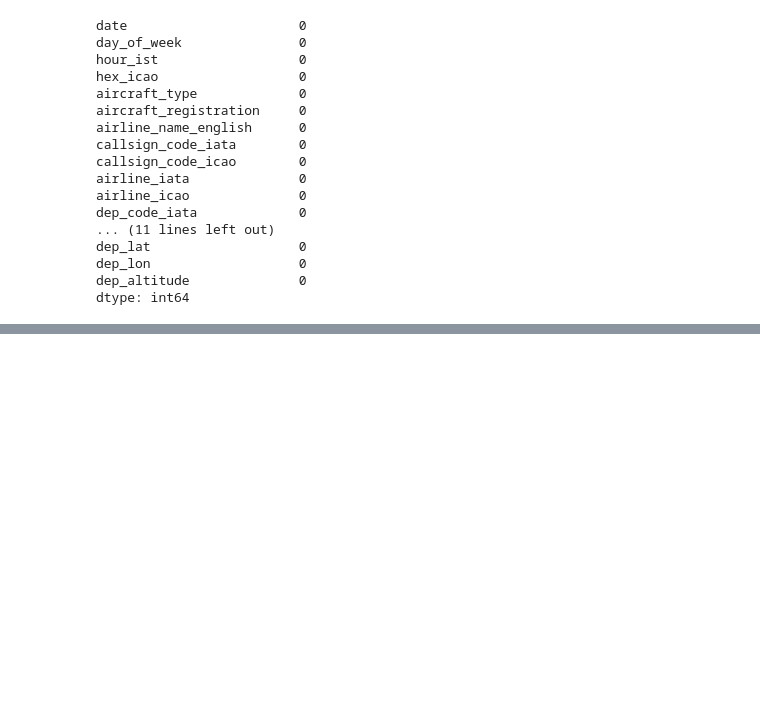
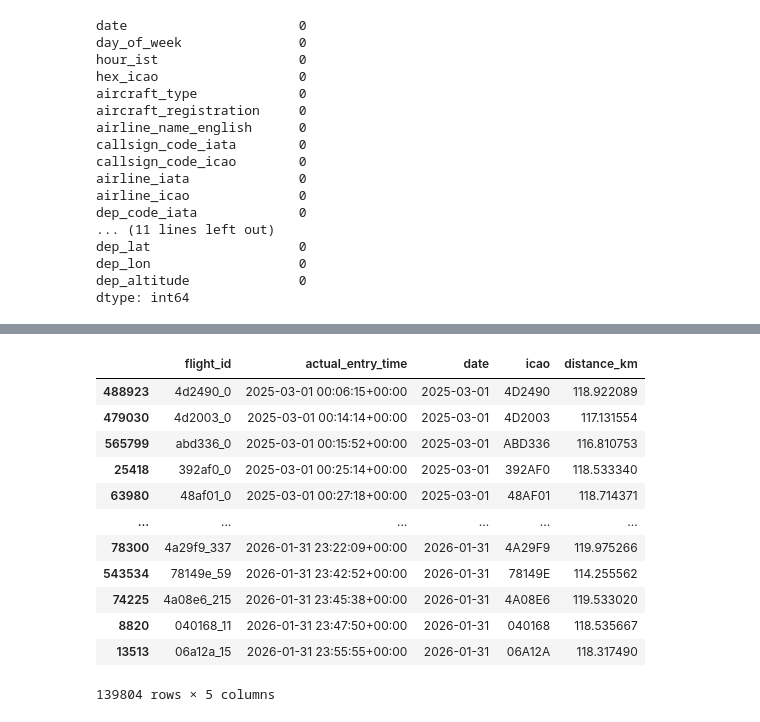
Before and after one commit to yyigitturan/ist-airport-decision-support-system, a Jupyter notebook: src/processing/flight_silver_to_gold.ipynb, the cells around one changed output, grey strips where cells are left out. Cells and saved outputs as stored; diff of their text form; code cells hidden in the pictures; blank space fills up the shorter version.

```diff
--- a/src/processing/flight_silver_to_gold.ipynb
+++ b/src/processing/flight_silver_to_gold.ipynb
@@ -158,0 +289,5 @@ Index(['date', 'day_of_week', 'hour_ist', 'hex_icao', 'aircraft_type',
+# %%
+traj_df = traj_df.sort_values(
+    ["icao","point_timestamp"],
+    kind="mergesort"
+).reset_index(drop=True)
@@ -158,0 +303,13 @@ Index(['date', 'day_of_week', 'hour_ist', 'hex_icao', 'aircraft_type',
+# %%
+first_seen = (
+    traj_df
+    .sort_values(["flight_id", "point_timestamp"], kind="mergesort")
+    .groupby("flight_id", sort=False)
+    .agg(
+        actual_entry_time = ("point_timestamp", "first"),
+        date              = ("date", "first"),
+        icao              = ("icao", "first"),
+        distance_km       = ("distance_km", "first"),
+    )
+    .reset_index()
+)
@@ -158,0 +352,31 @@ Index(['date', 'day_of_week', 'hour_ist', 'hex_icao', 'aircraft_type',
+# %%
+first_seen["icao"] = first_seen["icao"].str.strip().str.upper()
+df["hex_icao"] = df["hex_icao"].str.strip().str.upper()
+# %%
+df        = df.sort_values("arr_sched_time_utc")
+first_seen= first_seen.sort_values("actual_entry_time")
+# %%
+df_merged = pd.merge_asof(
+    df,
+    first_seen[["icao", "actual_entry_time"]],
+    left_on       = "arr_sched_time_utc",
+    right_on      = "actual_entry_time",
+    left_by       = "hex_icao",
+    right_by      = "icao",
+    direction     = "nearest",
+    tolerance     = pd.Timedelta("1D")
+).drop(columns="icao")
+# %% [output]
+|  | flight_id | actual_entry_time | date | icao | distance_km |
+| 488923 | 4d2490_0 | 2025-03-01 00:06:15+00:00 | 2025-03-01 | 4D2490 | 118.922089 |
+| 479030 | 4d2003_0 | 2025-03-01 00:14:14+00:00 | 2025-03-01 | 4D2003 | 117.131554 |
+| 565799 | abd336_0 | 2025-03-01 00:15:52+00:00 | 2025-03-01 | ABD336 | 116.810753 |
+| 25418 | 392af0_0 | 2025-03-01 00:25:14+00:00 | 2025-03-01 | 392AF0 | 118.533340 |
+| 63980 | 48af01_0 | 2025-03-01 00:27:18+00:00 | 2025-03-01 | 48AF01 | 118.714371 |
+| ... | ... | ... | ... | ... | ... |
+| 78300 | 4a29f9_337 | 2026-01-31 23:22:09+00:00 | 2026-01-31 | 4A29F9 | 119.975266 |
+| 543534 | 78149e_59 | 2026-01-31 23:42:52+00:00 | 2026-01-31 | 78149E | 114.255562 |
+| 74225 | 4a08e6_215 | 2026-01-31 23:45:38+00:00 | 2026-01-31 | 4A08E6 | 119.533020 |
+| 8820 | 040168_11 | 2026-01-31 23:47:50+00:00 | 2026-01-31 | 040168 | 118.535667 |
+| 13513 | 06a12a_15 | 2026-01-31 23:55:55+00:00 | 2026-01-31 | 06A12A | 118.317490 |
+139804 rows × 5 columns
```
Also changed, not shown: parts of 22 cells of this notebook, 3 other files.
